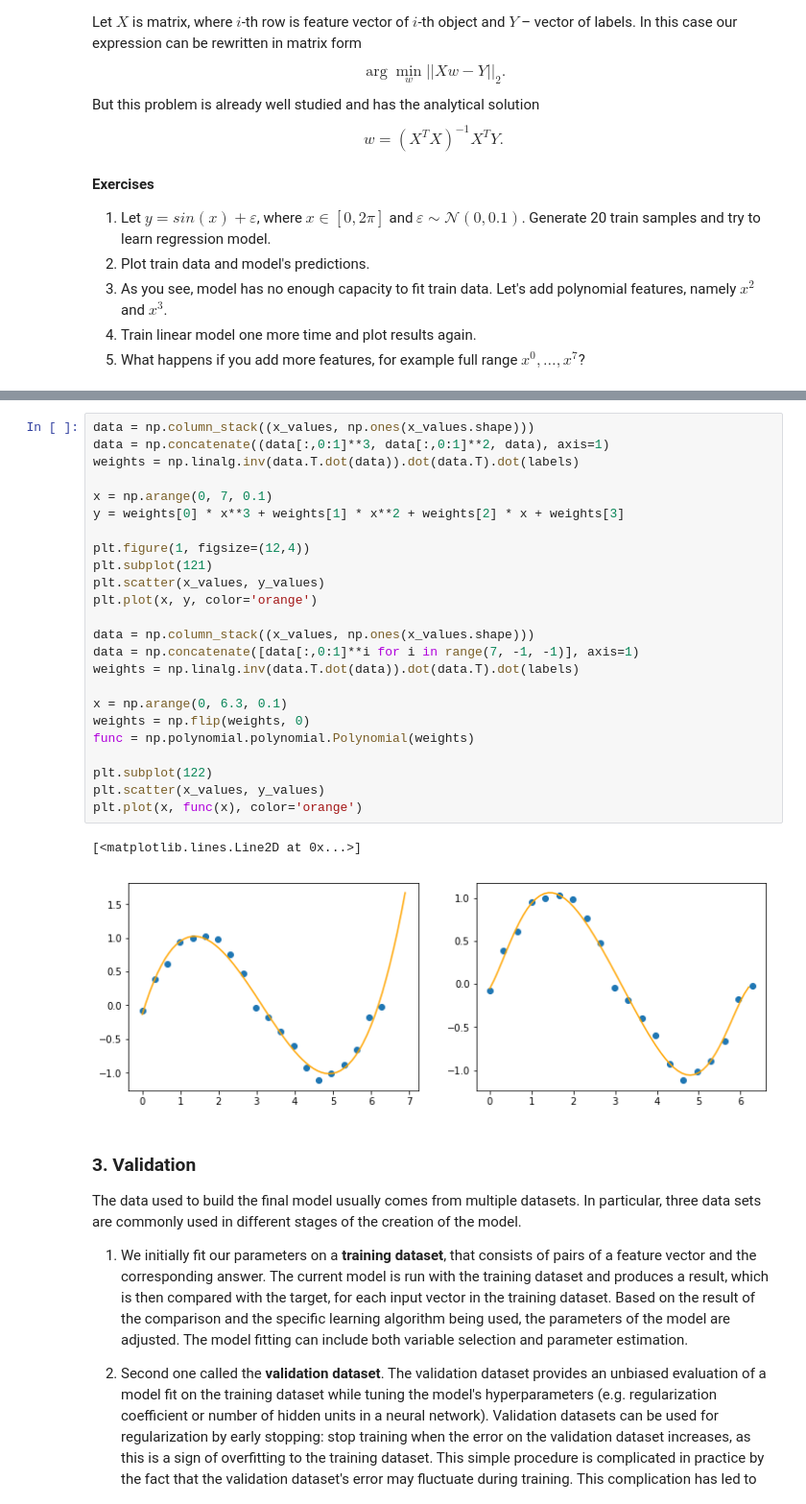
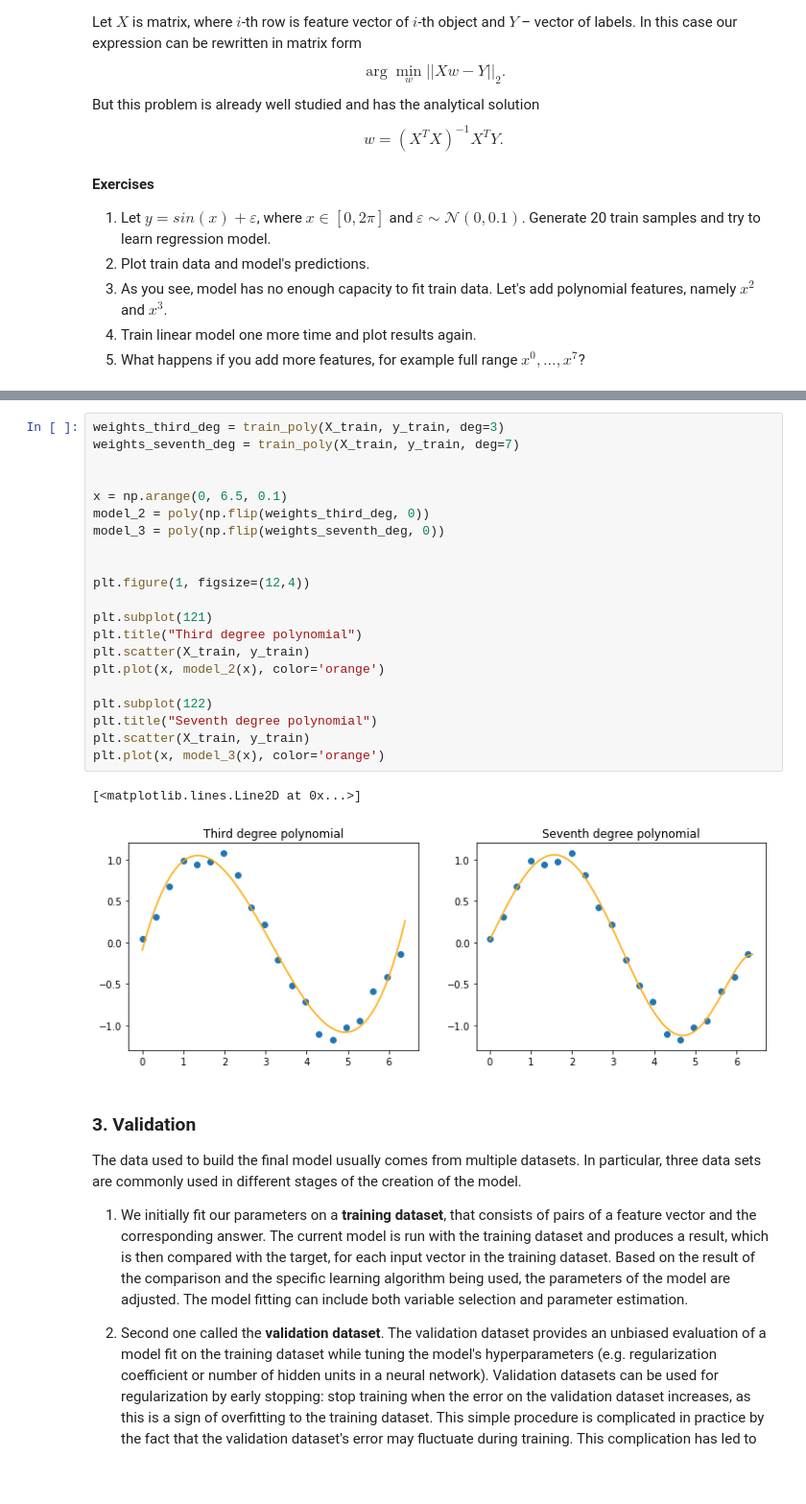
Before and after one commit to puhsu/renju, a Jupyter notebook: labs/lab-1.ipynb, the cells around one changed output, grey strips where cells are left out. Shown at 96% size. Cells and saved outputs as stored; diff of their text form; blank space fills up the shorter version.

```diff
--- a/labs/lab-1.ipynb
+++ b/labs/lab-1.ipynb
@@ -84,30 +87,27 @@ plt.plot(x, y, color='orange')
-# %%
-data = np.column_stack((x_values, np.ones(x_values.shape)))
-data = np.concatenate((data[:,0:1]**3, data[:,0:1]**2, data), axis=1)
-weights = np.linalg.inv(data.T.dot(data)).dot(data.T).dot(labels)
-
-x = np.arange(0, 7, 0.1)
-y = weights[0] * x**3 + weights[1] * x**2 + weights[2] * x + weights[3]
-
-plt.figure(1, figsize=(12,4))
-plt.subplot(121)
-plt.scatter(x_values, y_values)
-plt.plot(x, y, color='orange')
-
-data = np.column_stack((x_values, np.ones(x_values.shape)))
-data = np.concatenate([data[:,0:1]**i for i in range(7, -1, -1)], axis=1)
-weights = np.linalg.inv(data.T.dot(data)).dot(data.T).dot(labels)
-
-x = np.arange(0, 6.3, 0.1)
-weights = np.flip(weights, 0)
-func = np.polynomial.polynomial.Polynomial(weights)
-
-plt.subplot(122)
-plt.scatter(x_values, y_values)
-plt.plot(x, func(x), color='orange')
-# %% [output]
-[<matplotlib.lines.Line2D at 0x...>]
-[figure, removed]
+# %%
+weights_third_deg = train_poly(X_train, y_train, deg=3)
+weights_seventh_deg = train_poly(X_train, y_train, deg=7)
+
+
+x = np.arange(0, 6.5, 0.1)
+model_2 = poly(np.flip(weights_third_deg, 0))
+model_3 = poly(np.flip(weights_seventh_deg, 0))
+
+
+plt.figure(1, figsize=(12,4))
+
+plt.subplot(121)
+plt.title("Third degree polynomial")
+plt.scatter(X_train, y_train)
+plt.plot(x, model_2(x), color='orange')
+
+plt.subplot(122)
+plt.title("Seventh degree polynomial")
+plt.scatter(X_train, y_train)
+plt.plot(x, model_3(x), color='orange')
+# %% [output]
+[<matplotlib.lines.Line2D at 0x...>]
+[figure, added]
 # %% [markdown]
 ### 3. Validation
 The data used to build the final model usually comes from multiple datasets. In particular, three data sets are commonly used in different stages of the creation of the model.
```
Also changed, not shown: parts of 3 cells of this notebook.
